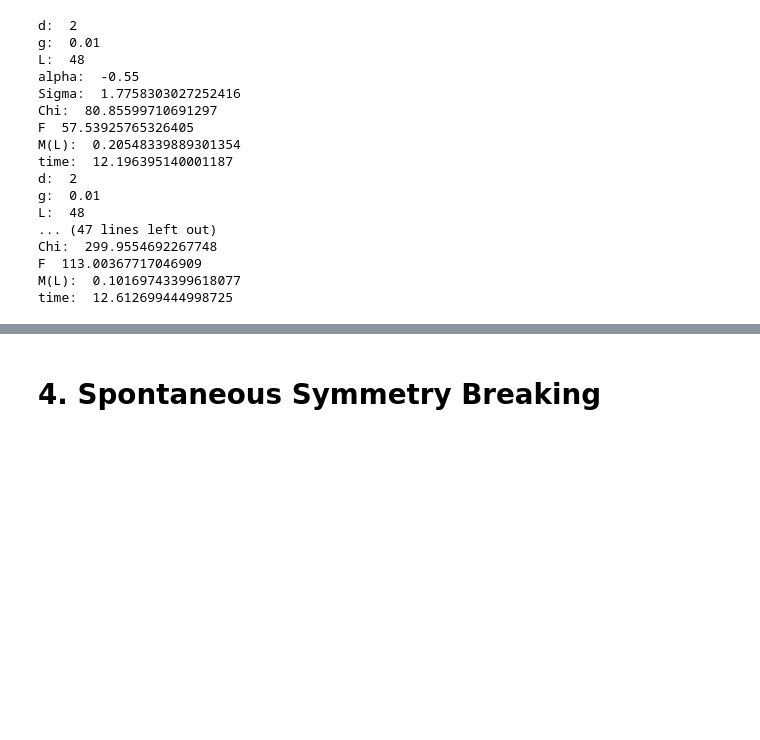
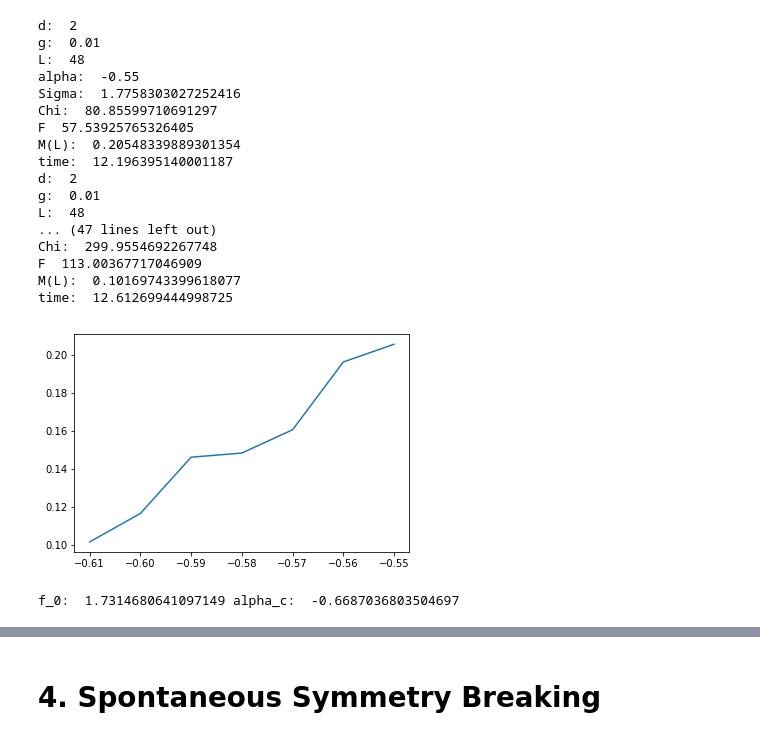
Before and after one commit to farice/QFT-Final-Project, a Jupyter notebook: project1.ipynb, the cells around one changed output, grey strips where cells are left out. Saved outputs shown, nothing was run; the diff lists cells and outputs as text; code cells hidden in the pictures; blank space fills up the shorter version.

```diff
--- a/project1.ipynb
+++ b/project1.ipynb
@@ -530,7 +532,7 @@ $$
 
 where $Z$ is the residue of the propagator (a constant).
 # %%
-N = 5000
+N = 10000
 alpha = -0.5
 d = 2
 g = 0.01
@@ -560,6 +562,7 @@ for L in [24, 32, 48]:
 
     dt = timer() - start
     print("time: ", dt)
+    print("\n")
 
     all_sigmas.append(sigmas)
     all_chis.append(chis)
@@ -585,16 +588,15 @@ time:  12.120570416000191
 # %% [markdown]
 ## 3. Renormalization
 # %%
-N = 5000
+N = 10000
 d = 2
 L = 48
 g = 0.01
 
-all_sigmas = []
-all_chis = []
-all_Fs = []
+M_Ls = []
+alphas = [-0.55, -0.56, -0.57, -0.58, -0.59, -0.60, -0.61]
 
-for alpha in [-0.55, -0.56, -0.57, -0.58, -0.59, -0.60, -0.61]:
+for alpha in alphas:
     print("d: ", d)
     print("g: ", g)
     print("L: ", L)
@@ -617,9 +619,9 @@ for alpha in [-0.55, -0.56, -0.57, -0.58, -0.59, -0.60, -0.61]:
     print("time: ", dt)
     print("\n")
 
-    all_sigmas.append(sigmas)
-    all_chis.append(chis)
-    all_Fs.append(Fs)
+    M_Ls.append(M_L)
+
+print("M(L)s: ", M_Ls)
 # %% [output]
 d:  2
 g:  0.01
@@ -638,6 +640,26 @@ Chi:  299.9554692267748
 F  113.00367717046909
 M(L):  0.10169743399618077
 time:  12.612699444998725
+# %%
+#alphas = [-0.55, -0.56, -0.57, -0.58, -0.59, -0.60, -0.61]
+#M_Ls = [0.20548339889301354, 0.19616751928234286, 0.16058600515339422,
+#     0.1483560760943546, 0.14617750844526078, 0.1166451860062983, 0.10169743399618077]
+
+plt.figure()
+
+plt.plot(
+    alphas,
+    M_Ls
+        )
+plt.show()
+
+z = np.polyfit(alphas, M_Ls, 1)
+f_0 = z[0]
+alpha_c = -1 * z[1] / z[0]
+print("f_0: ", f_0, "alpha_c: ", alpha_c)
+# %% [output]
+[figure, added]
+f_0:  1.7314680641097149 alpha_c:  -0.6687036803504697
 # %%
 N = 5000
 d = 3
```
Also changed, not shown: parts of 12 cells of this notebook.
